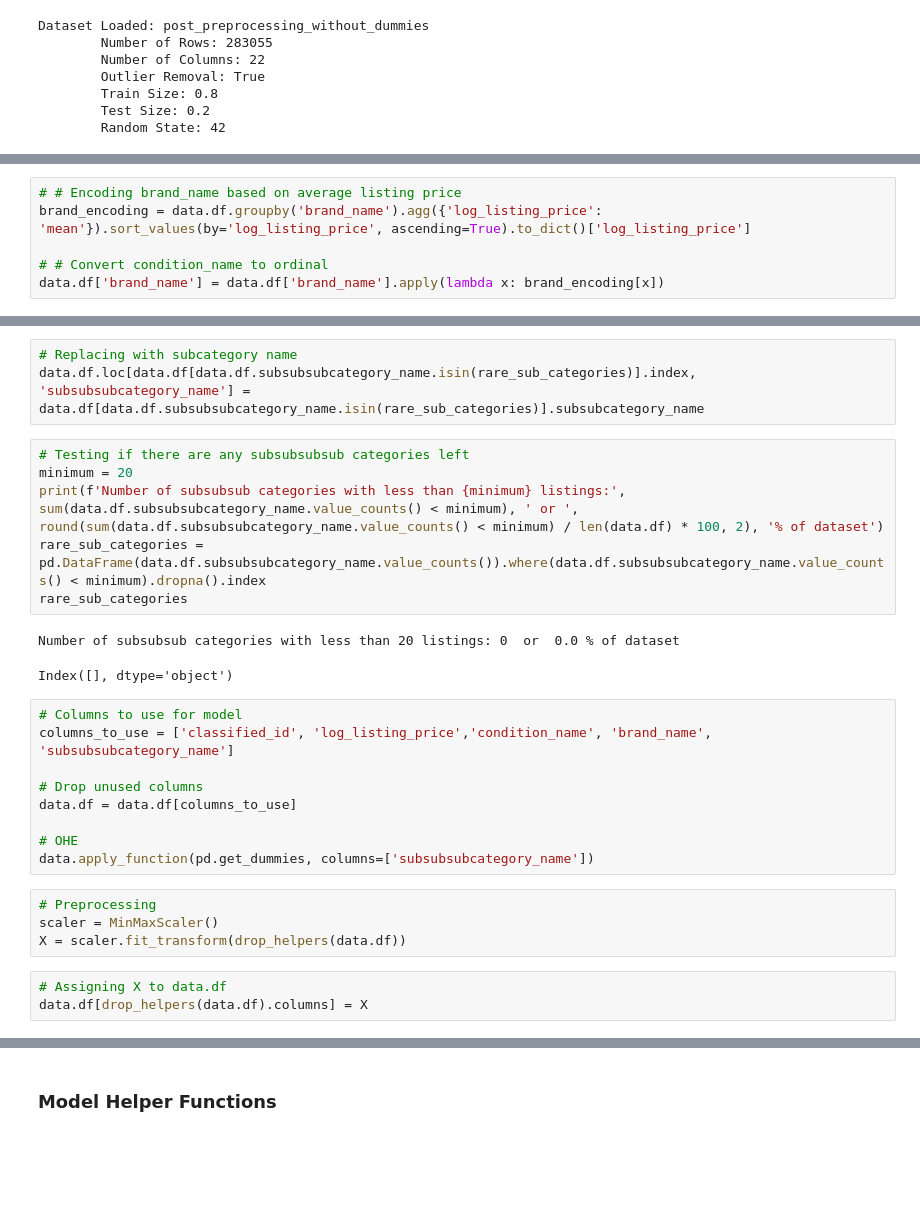
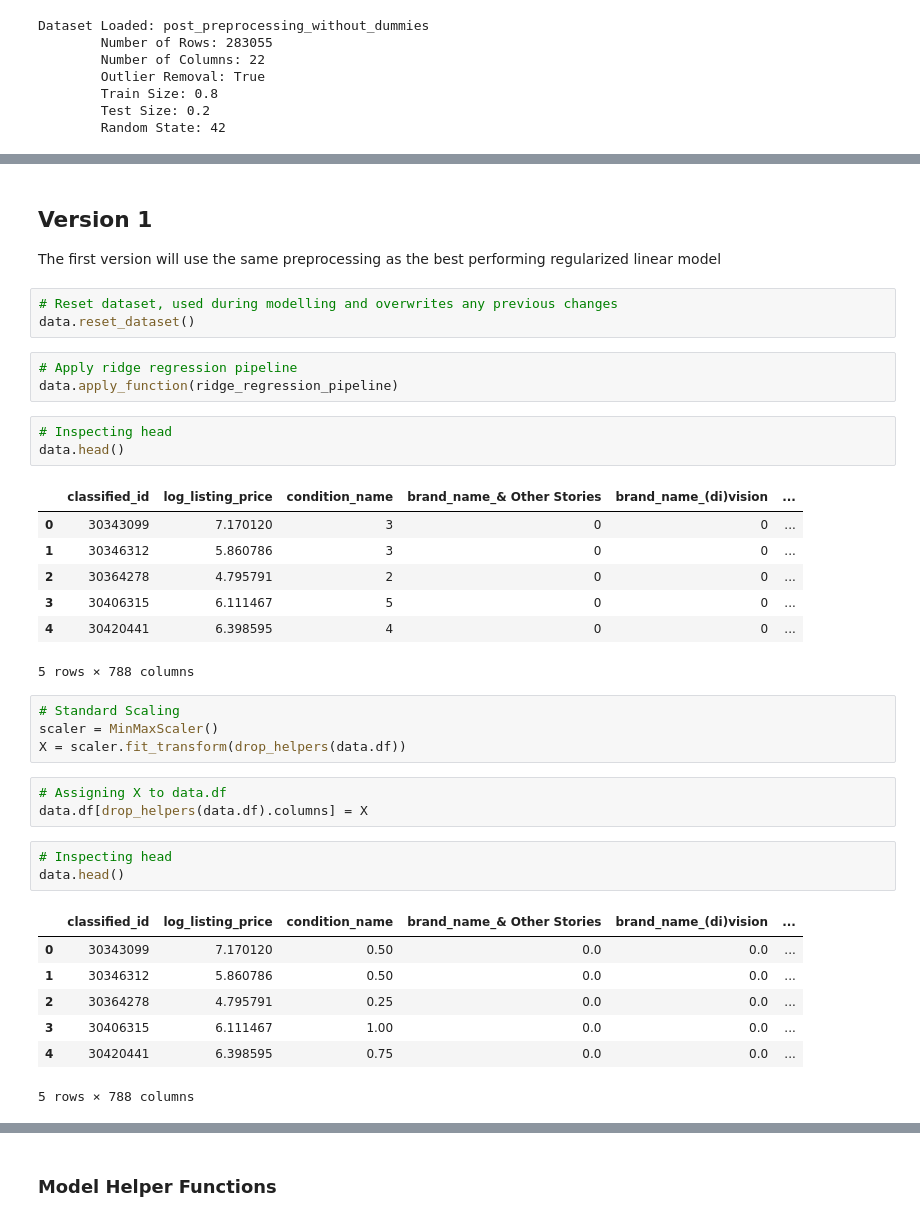
Before and after one commit to RasKrebs/pricing_wizards, a Jupyter notebook: notebooks/neural_network.ipynb, the cells around one changed output, grey strips where cells are left out. Saved outputs shown, nothing was run; the diff lists cells and outputs as text; blank space fills up the shorter version.

Commit message:
Added neural network regression model as well as other small changes

```diff
--- a/notebooks/neural_network.ipynb
+++ b/notebooks/neural_network.ipynb
@@ -66,6 +50,0 @@ Number of brand categories with less than 30 listings: 220  or  0.08 % of datase
-# %%
-# # Encoding brand_name based on average listing price
-brand_encoding = data.df.groupby('brand_name').agg({'log_listing_price': 'mean'}).sort_values(by='log_listing_price', ascending=True).to_dict()['log_listing_price']
-
-# # Convert condition_name to ordinal
-data.df['brand_name'] = data.df['brand_name'].apply(lambda x: brand_encoding[x])
@@ -80,31 +51,41 @@ Number of subsubsub categories with less than 30 listings: 146  or  0.05 % of da
-# %%
-# Replacing with subcategory name
-data.df.loc[data.df[data.df.subsubsubcategory_name.isin(rare_sub_categories)].index, 'subsubsubcategory_name'] = data.df[data.df.subsubsubcategory_name.isin(rare_sub_categories)].subsubcategory_name
-# %%
-# Testing if there are any subsubsubsub categories left
-minimum = 20
-print(f'Number of subsubsub categories with less than {minimum} listings:', sum(data.df.subsubsubcategory_name.value_counts() < minimum), ' or ', round(sum(data.df.subsubsubcategory_name.value_counts() < minimum) / len(data.df) * 100, 2), '% of dataset')
-rare_sub_categories = pd.DataFrame(data.df.subsubsubcategory_name.value_counts()).where(data.df.subsubsubcategory_name.value_counts() < minimum).dropna().index
-rare_sub_categories
-# %% [output]
-Number of subsubsub categories with less than 20 listings: 0  or  0.0 % of dataset
-Index([], dtype='object')
-# %%
-# Columns to use for model
-columns_to_use = ['classified_id', 'log_listing_price','condition_name', 'brand_name', 'subsubsubcategory_name']
-
-# Drop unused columns
-data.df = data.df[columns_to_use]
-
-# OHE
-data.apply_function(pd.get_dummies, columns=['subsubsubcategory_name'])
+# %% [markdown]
+## Version 1
+The first version will use the same preprocessing as the best performing regularized linear model
+# %%
+# Reset dataset, used during modelling and overwrites any previous changes
+data.reset_dataset()
+# %%
+# Apply ridge regression pipeline
+data.apply_function(ridge_regression_pipeline)
+# %%
+# Inspecting head
+data.head()
+# %% [output]
+|  | classified_id | log_listing_price | condition_name | brand_name_& Other Stories | brand_name_(di)vision | ... |
+| 0 | 30343099 | 7.170120 | 3 | 0 | 0 | ... |
+| 1 | 30346312 | 5.860786 | 3 | 0 | 0 | ... |
+| 2 | 30364278 | 4.795791 | 2 | 0 | 0 | ... |
+| 3 | 30406315 | 6.111467 | 5 | 0 | 0 | ... |
+| 4 | 30420441 | 6.398595 | 4 | 0 | 0 | ... |
+5 rows × 788 columns
 # %%
-# Preprocessing
+# Standard Scaling
 scaler = MinMaxScaler()
 X = scaler.fit_transform(drop_helpers(data.df))
 # %%
 # Assigning X to data.df
 data.df[drop_helpers(data.df).columns] = X
+# %%
+# Inspecting head
+data.head()
+# %% [output]
+|  | classified_id | log_listing_price | condition_name | brand_name_& Other Stories | brand_name_(di)vision | ... |
+| 0 | 30343099 | 7.170120 | 0.50 | 0.0 | 0.0 | ... |
+| 1 | 30346312 | 5.860786 | 0.50 | 0.0 | 0.0 | ... |
+| 2 | 30364278 | 4.795791 | 0.25 | 0.0 | 0.0 | ... |
+| 3 | 30406315 | 6.111467 | 1.00 | 0.0 | 0.0 | ... |
+| 4 | 30420441 | 6.398595 | 0.75 | 0.0 | 0.0 | ... |
+5 rows × 788 columns
 # %%
 # Splitting dataset
 X_train, X_test, X_val, y_train, y_test, y_val = data.stratify_train_test_split(val_size=0.2, return_splits=True, y_column='log_listing_price')
```
Also changed, not shown: parts of 45 cells of this notebook, 13 other files.
